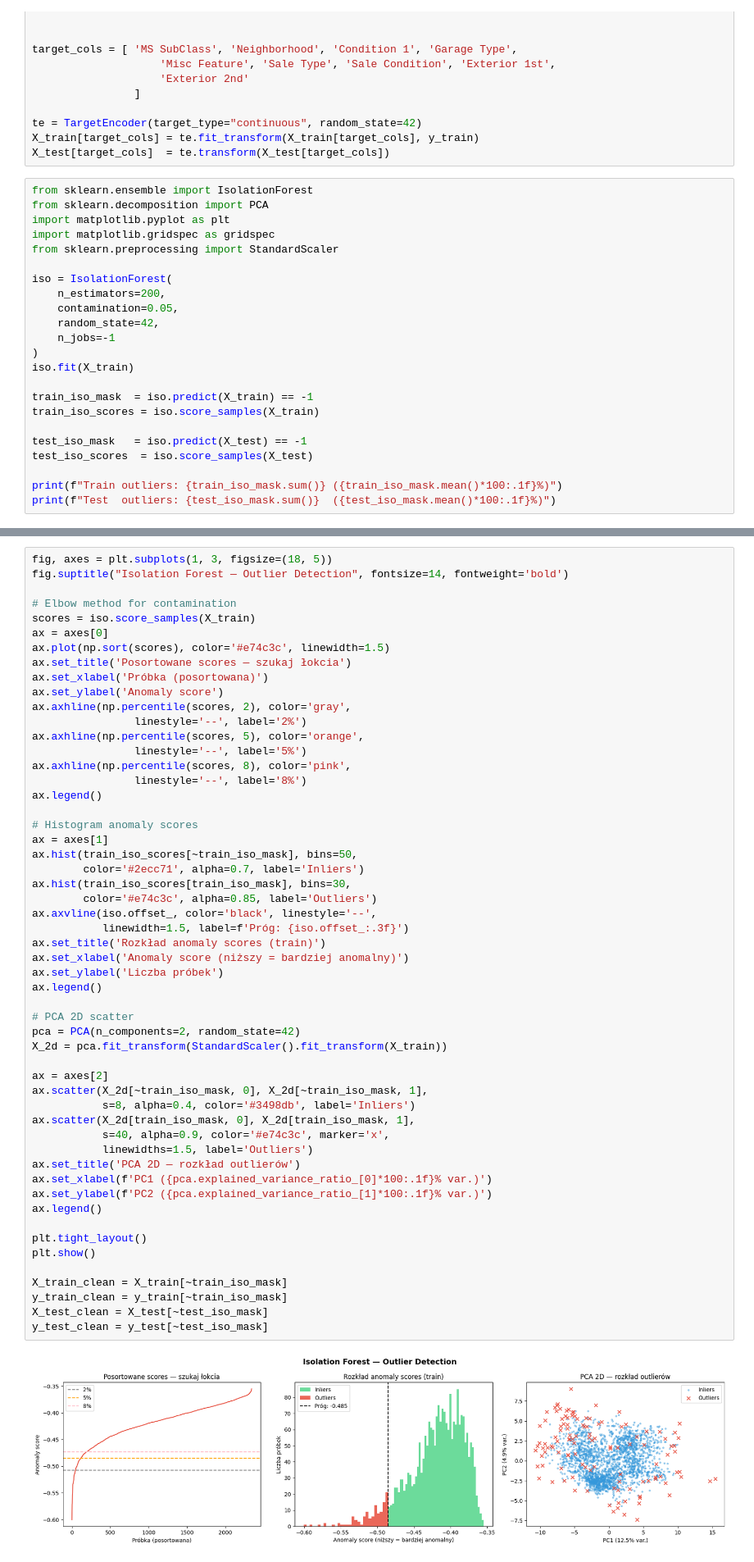
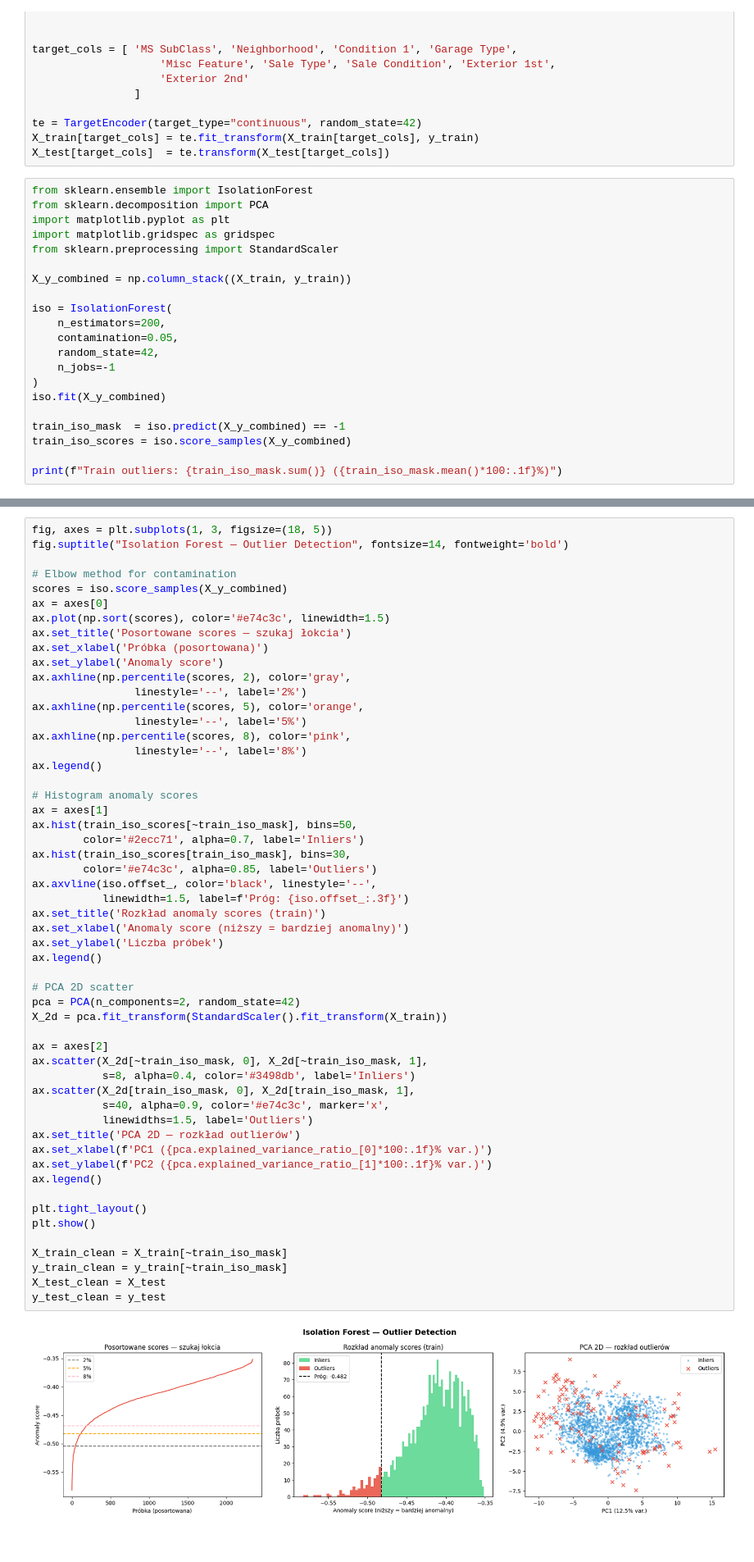
Before and after one commit to fistaszek2009/PropertyValuePredictor, a Jupyter notebook: ames_housing.ipynb, the cells around one changed output, grey strips where cells are left out. Shown at 82% size. Cells and saved outputs as stored; diff of their text form; blank space fills up the shorter version.

```diff
--- a/ames_housing.ipynb
+++ b/ames_housing.ipynb
@@ -126,21 +126,19 @@ import matplotlib.pyplot as plt
 import matplotlib.gridspec as gridspec
 from sklearn.preprocessing import StandardScaler
 
+X_y_combined = np.column_stack((X_train, y_train))
+
 iso = IsolationForest(
     n_estimators=200,
     contamination=0.05,
     random_state=42,
     n_jobs=-1
 )
-iso.fit(X_train)
+iso.fit(X_y_combined)
 
-train_iso_mask  = iso.predict(X_train) == -1
-train_iso_scores = iso.score_samples(X_train)
-
-test_iso_mask   = iso.predict(X_test) == -1
-test_iso_scores  = iso.score_samples(X_test)
+train_iso_mask  = iso.predict(X_y_combined) == -1
+train_iso_scores = iso.score_samples(X_y_combined)
 
 print(f"Train outliers: {train_iso_mask.sum()} ({train_iso_mask.mean()*100:.1f}%)")
-print(f"Test  outliers: {test_iso_mask.sum()}  ({test_iso_mask.mean()*100:.1f}%)")
 # %% [output]
 Train outliers: 118 (5.0%)
@@ -150,7 +147,7 @@ fig, axes = plt.subplots(1, 3, figsize=(18, 5))
 fig.suptitle("Isolation Forest — Outlier Detection", fontsize=14, fontweight='bold')
 
 # Elbow method for contamination
-scores = iso.score_samples(X_train)
+scores = iso.score_samples(X_y_combined)
 ax = axes[0]
 ax.plot(np.sort(scores), color='#e74c3c', linewidth=1.5)
 ax.set_title('Posortowane scores — szukaj łokcia')
@@ -171,36 +168,36 @@ ax.hist(train_iso_scores[~train_iso_mask], bins=50,
 ax.hist(train_iso_scores[train_iso_mask], bins=30,
         color='#e74c3c', alpha=0.85, label='Outliers')
 ax.axvline(iso.offset_, color='black', linestyle='--',
            linewidth=1.5, label=f'Próg: {iso.offset_:.3f}')
 ax.set_title('Rozkład anomaly scores (train)')
 ax.set_xlabel('Anomaly score (niższy = bardziej anomalny)')
 ax.set_ylabel('Liczba próbek')
 ax.legend()
 
 # PCA 2D scatter
 pca = PCA(n_components=2, random_state=42)
 X_2d = pca.fit_transform(StandardScaler().fit_transform(X_train))
 
 ax = axes[2]
 ax.scatter(X_2d[~train_iso_mask, 0], X_2d[~train_iso_mask, 1],
            s=8, alpha=0.4, color='#3498db', label='Inliers')
 ax.scatter(X_2d[train_iso_mask, 0], X_2d[train_iso_mask, 1],
            s=40, alpha=0.9, color='#e74c3c', marker='x',
            linewidths=1.5, label='Outliers')
 ax.set_title('PCA 2D — rozkład outlierów')
 ax.set_xlabel(f'PC1 ({pca.explained_variance_ratio_[0]*100:.1f}% var.)')
 ax.set_ylabel(f'PC2 ({pca.explained_variance_ratio_[1]*100:.1f}% var.)')
 ax.legend()
 
 plt.tight_layout()
 plt.show()
 
 X_train_clean = X_train[~train_iso_mask]
 y_train_clean = y_train[~train_iso_mask]
-X_test_clean = X_test[~test_iso_mask]
-y_test_clean = y_test[~test_iso_mask]
+X_test_clean = X_test
+y_test_clean = y_test
 # %% [output]
-[figure, old version]
+[figure, new version]
 # %%
 scaler = StandardScaler()
 X_train_clean_scaled = scaler.fit_transform(X_train_clean)
```
Also changed, not shown: parts of 23 cells of this notebook, 2 other files.
